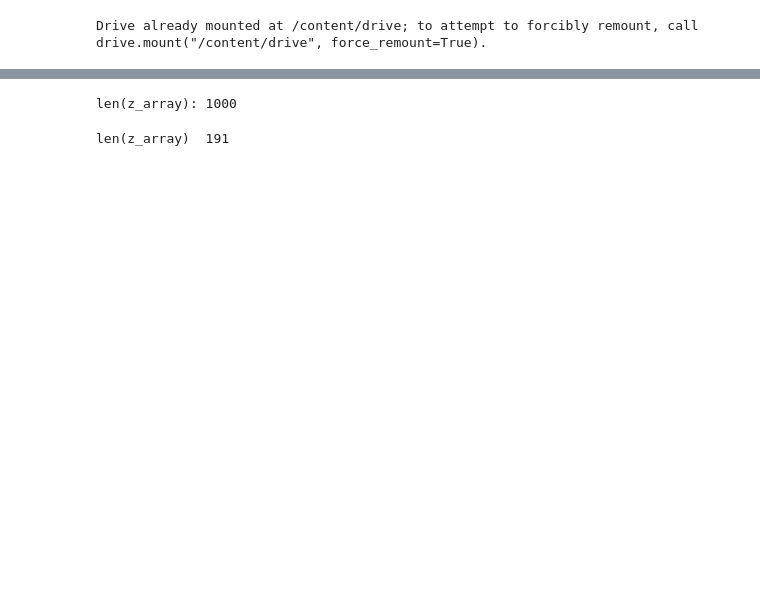
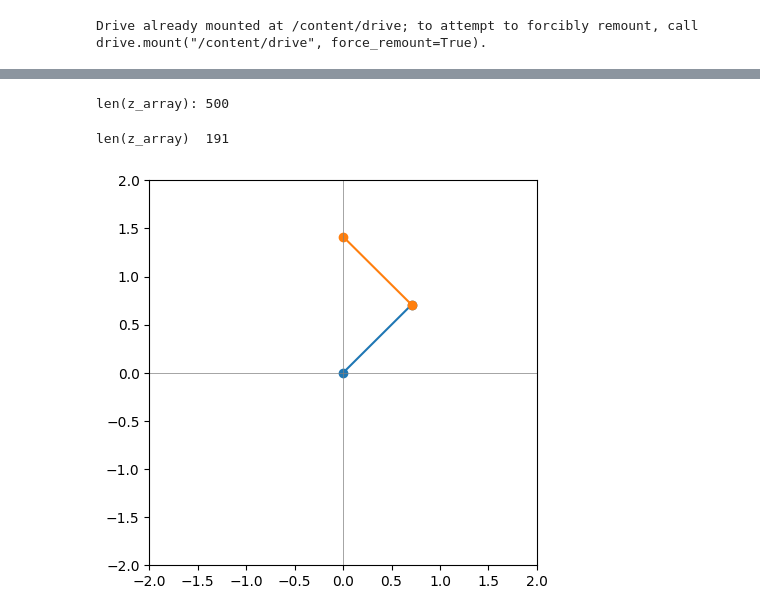
Before and after one commit to tamaki-gth/cartpole_project, a Jupyter notebook: 2link_ipynb_のコピー.ipynb, the cells around one changed output, grey strips where cells are left out. Drawn from its saved outputs; the diff is of its cells as text; code cells hidden in the pictures; blank space fills up the shorter version.

```diff
--- a/2link_ipynb_のコピー.ipynb
+++ b/2link_ipynb_のコピー.ipynb
@@ -369,7 +501,7 @@ def play_best():
     env = TwolinkEnv()
 
     model = ActorCritic()
-    model.load_state_dict(torch.load("/content/drive/MyDrive/lab_activity/2link/weights/best.pth"))
+    model.load_state_dict(torch.load("/content/drive/MyDrive/lab_activity/2link/weights0523_2/best.pth"))
     model.eval()
 
     state = env.reset()
@@ -398,7 +530,7 @@ def play_best():
 
 play_best()
 # %% [output]
-len(z_array): 1000
+len(z_array): 500
 # %%
 def play():
     env = TwolinkEnv()
@@ -435,3 +567,46 @@ def play():
 play()
 # %% [output]
 len(z_array)  191
+# %%
+import numpy as np
+import matplotlib.pyplot as plt
+
+# リンク長
+L1 = 1.0  # 1リンク目の長さ
+L2 = 1.0  # 2リンク目の長さ
+
+# 角度（度 → ラジアン）
+theta1_deg = 45   # 1リンク目
+theta2_deg = 90   # 2リンク目（1リンクからの相対角度とする場合）
+
+theta1 = np.deg2rad(theta1_deg)
+theta2 = np.deg2rad(theta2_deg)
+
+# 各関節位置の計算
+# 原点 (0, 0) が肩（基準点）
+x0, y0 = 0.0, 0.0
+
+# 1リンク目の先端
+x1 = L1 * np.cos(theta1)
+y1 = L1 * np.sin(theta1)
+
+# 2リンク目の先端（相対角度として足し合わせる）
+x2 = x1 + L2 * np.cos(theta1 + theta2)
+y2 = y1 + L2 * np.sin(theta1 + theta2)
+
+# 描画
+plt.figure(figsize=(5, 5))
+plt.plot([x0, x1], [y0, y1], '-o', label='Link 1')
+plt.plot([x1, x2], [y1, y2], '-o', label='Link 2')
+
+# 見やすさ調整
+plt.axhline(0, color='gray', linewidth=0.5)
+plt.axvline(0, color='gray', linewidth=0.5)
+
+plt.xlim(-2, 2)
+plt.ylim(-2, 2)
+
+
+plt.show()
+# %% [output]
+[figure, added]
```
Also changed, not shown: parts of 7 cells of this notebook.
